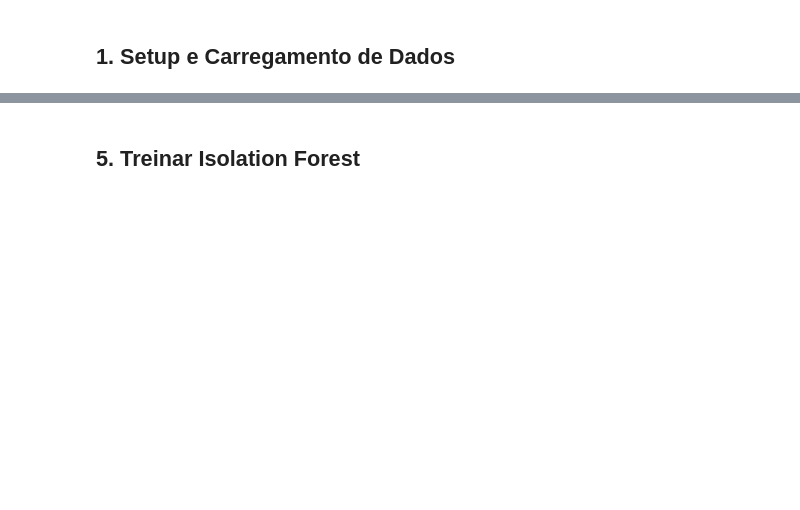
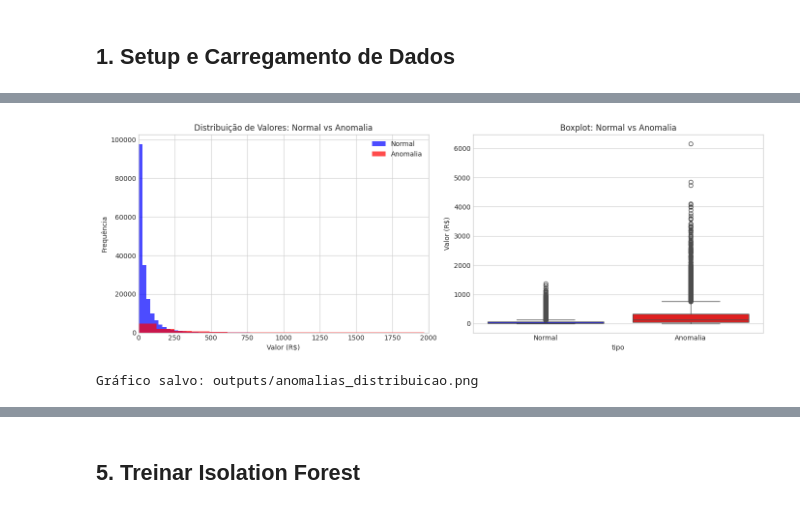
Before and after one commit to cezinha/economiza-ia, a Jupyter notebook: notebooks/09_Anomalias_Treino.ipynb, the cells around one changed output, grey strips where cells are left out. Saved outputs shown, nothing was run; the diff lists cells and outputs as text; code cells hidden in the pictures; blank space fills up the shorter version.

```diff
--- a/notebooks/09_Anomalias_Treino.ipynb
+++ b/notebooks/09_Anomalias_Treino.ipynb
@@ -72,26 +108,29 @@ print(f"\nRatio (anomalia/normal): {anomalias.mean()/normais.mean():.2f}x")
 # %%
-# Visualizar distribuicao de valores
+# Visualizar distribuição de valores
 fig, axes = plt.subplots(1, 2, figsize=(14, 5))
 
 # Histograma
 axes[0].hist(normais, bins=50, alpha=0.7, label='Normal', color='blue')
 axes[0].hist(anomalias, bins=50, alpha=0.7, label='Anomalia', color='red')
 axes[0].set_xlabel('Valor (R$)')
-axes[0].set_ylabel('Frequencia')
-axes[0].set_title('Distribuicao de Valores: Normal vs Anomalia')
+axes[0].set_ylabel('Frequência')
+axes[0].set_title('Distribuição de Valores: Normal vs Anomalia')
 axes[0].legend()
-axes[0].set_xlim(0, 2000)  # Limitar para melhor visualizacao
+axes[0].set_xlim(0, 2000)  # Limitar para melhor visualização
 
 # Boxplot
 gastos['tipo'] = gastos['is_anomalia'].map({True: 'Anomalia', False: 'Normal'})
-sns.boxplot(data=gastos, x='tipo', y='valor', ax=axes[1], palette=['blue', 'red'])
+sns.boxplot(data=gastos, x='tipo', y='valor', hue='tipo', ax=axes[1], palette=['blue', 'red'], legend=False)
 axes[1].set_ylabel('Valor (R$)')
 axes[1].set_title('Boxplot: Normal vs Anomalia')
 
 plt.tight_layout()
 plt.savefig('../outputs/anomalias_distribuicao.png', dpi=150, bbox_inches='tight')
 plt.show()
-print("Grafico salvo: outputs/anomalias_distribuicao.png")
+print("Gráfico salvo: outputs/anomalias_distribuicao.png")
+# %% [output]
+[figure, added]
+Gráfico salvo: outputs/anomalias_distribuicao.png
 # %%
 # Anomalias por categoria
 print("\n" + "="*70)
```
Also changed, not shown: parts of 32 cells of this notebook, 45 other files.
